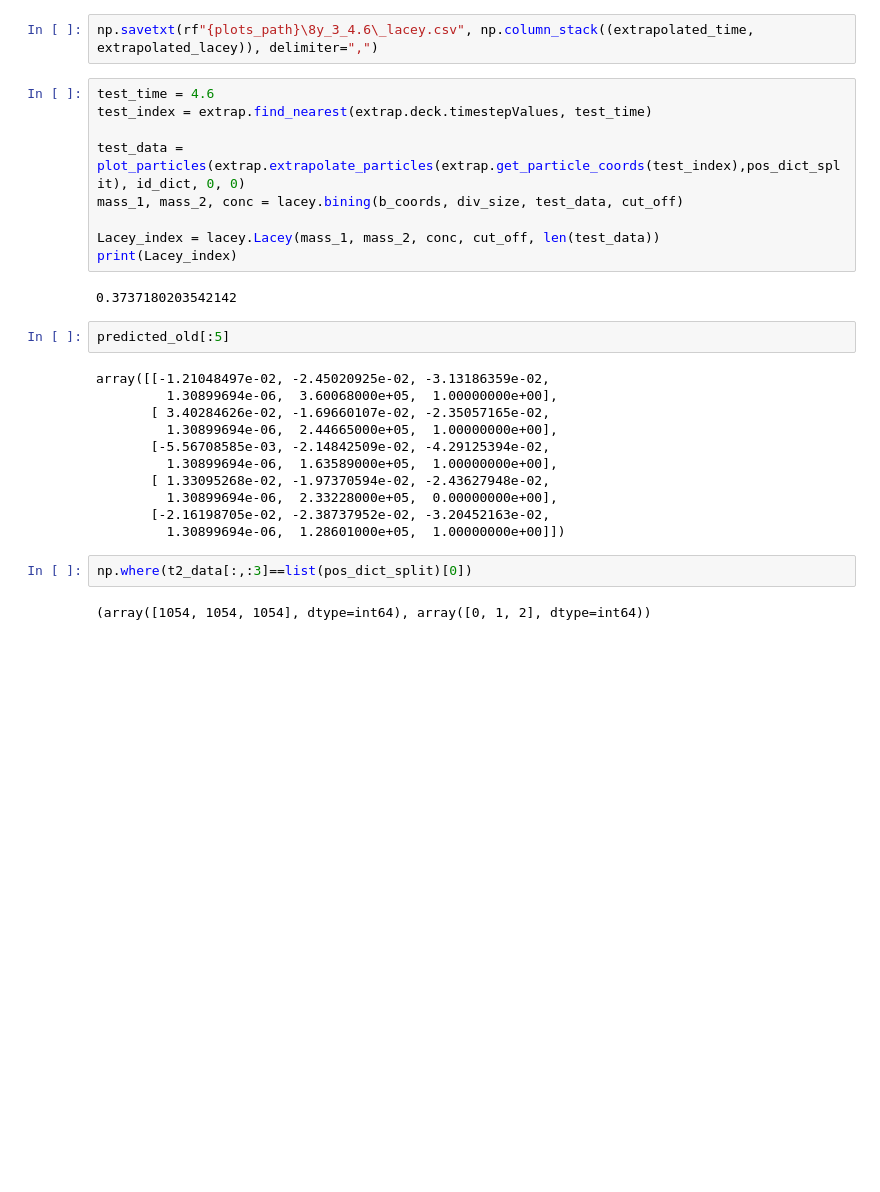
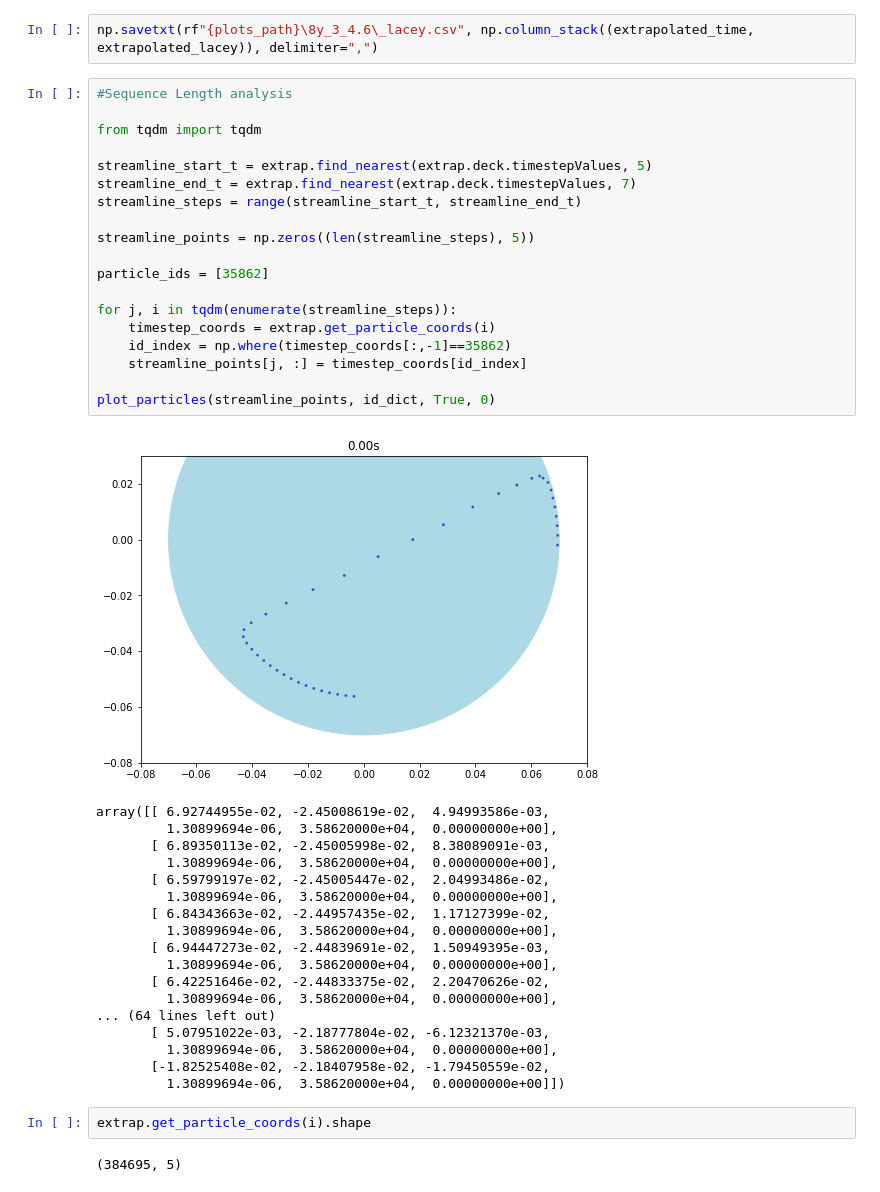
Before and after one commit to elispelis/DEM-Dissertation, a Jupyter notebook: src/dem_extr_rnn.ipynb, the cells around one changed output. Cells and saved outputs as stored; diff of their text form; blank space fills up the shorter version.

```diff
--- a/src/dem_extr_rnn.ipynb
+++ b/src/dem_extr_rnn.ipynb
@@ -295,31 +295,45 @@ for i in range(extrap_iterations):
 ... (18 outputs left out)
 # %%
 np.savetxt(rf"{plots_path}\8y_3_4.6\_lacey.csv", np.column_stack((extrapolated_time, extrapolated_lacey)), delimiter=",")
-# %%
-test_time = 4.6
-test_index = extrap.find_nearest(extrap.deck.timestepValues, test_time)
-
-test_data = plot_particles(extrap.extrapolate_particles(extrap.get_particle_coords(test_index),pos_dict_split), id_dict, 0, 0)
-mass_1, mass_2, conc = lacey.bining(b_coords, div_size, test_data, cut_off)
-
-Lacey_index = lacey.Lacey(mass_1, mass_2, conc, cut_off, len(test_data))
-print(Lacey_index)
-# %% [output]
-0.3737180203542142
-# %%
-predicted_old[:5]
-# %% [output]
-array([[-1.21048497e-02, -2.45020925e-02, -3.13186359e-02,
-         1.30899694e-06,  3.60068000e+05,  1.00000000e+00],
-       [ 3.40284626e-02, -1.69660107e-02, -2.35057165e-02,
-         1.30899694e-06,  2.44665000e+05,  1.00000000e+00],
-       [-5.56708585e-03, -2.14842509e-02, -4.29125394e-02,
-         1.30899694e-06,  1.63589000e+05,  1.00000000e+00],
-       [ 1.33095268e-02, -1.97370594e-02, -2.43627948e-02,
-         1.30899694e-06,  2.33228000e+05,  0.00000000e+00],
-       [-2.16198705e-02, -2.38737952e-02, -3.20452163e-02,
-         1.30899694e-06,  1.28601000e+05,  1.00000000e+00]])
-# %%
-np.where(t2_data[:,:3]==list(pos_dict_split)[0])
-# %% [output]
-(array([1054, 1054, 1054], dtype=int64), array([0, 1, 2], dtype=int64))
+# %%
+#Sequence Length analysis
+
+from tqdm import tqdm
+
+streamline_start_t = extrap.find_nearest(extrap.deck.timestepValues, 5)
+streamline_end_t = extrap.find_nearest(extrap.deck.timestepValues, 7)
+streamline_steps = range(streamline_start_t, streamline_end_t)
+
+streamline_points = np.zeros((len(streamline_steps), 5))
+
+particle_ids = [35862]
+
+for j, i in tqdm(enumerate(streamline_steps)):
+    timestep_coords = extrap.get_particle_coords(i)
+    id_index = np.where(timestep_coords[:,-1]==35862)
+    streamline_points[j, :] = timestep_coords[id_index]
+
+plot_particles(streamline_points, id_dict, True, 0)
+# %% [output]
+[figure, added]
+array([[ 6.92744955e-02, -2.45008619e-02,  4.94993586e-03,
+         1.30899694e-06,  3.58620000e+04,  0.00000000e+00],
+       [ 6.89350113e-02, -2.45005998e-02,  8.38089091e-03,
+         1.30899694e-06,  3.58620000e+04,  0.00000000e+00],
+       [ 6.59799197e-02, -2.45005447e-02,  2.04993486e-02,
+         1.30899694e-06,  3.58620000e+04,  0.00000000e+00],
+       [ 6.84343663e-02, -2.44957435e-02,  1.17127399e-02,
+         1.30899694e-06,  3.58620000e+04,  0.00000000e+00],
+       [ 6.94447273e-02, -2.44839691e-02,  1.50949395e-03,
+         1.30899694e-06,  3.58620000e+04,  0.00000000e+00],
+       [ 6.42251646e-02, -2.44833375e-02,  2.20470626e-02,
+         1.30899694e-06,  3.58620000e+04,  0.00000000e+00],
+... (64 lines left out)
+       [ 5.07951022e-03, -2.18777804e-02, -6.12321370e-03,
+         1.30899694e-06,  3.58620000e+04,  0.00000000e+00],
+       [-1.82525408e-02, -2.18407958e-02, -1.79450559e-02,
+         1.30899694e-06,  3.58620000e+04,  0.00000000e+00]])
+# %%
+extrap.get_particle_coords(i).shape
+# %% [output]
+(384695, 5)
```
Also changed, not shown: 4 other files.
